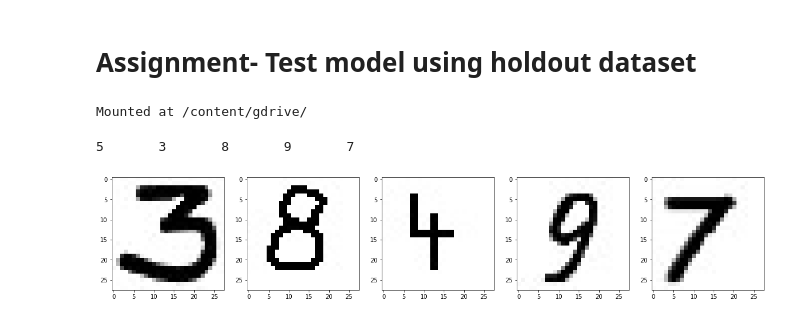
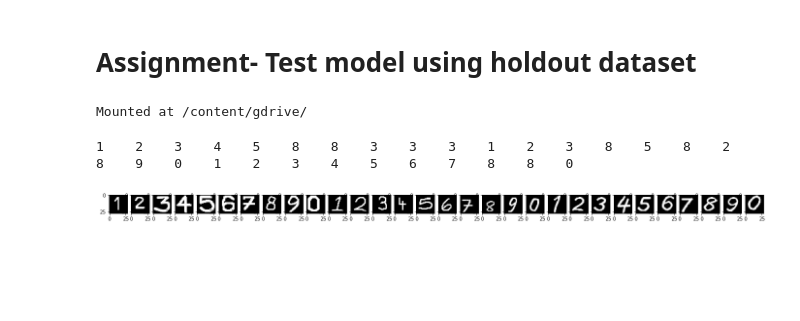
Before and after one commit to CWanjohi/SimpleImageClassifier, a Jupyter notebook: DIP_Coursework.ipynb, the cells around one changed output. Saved outputs shown, nothing was run; the diff lists cells and outputs as text; code cells hidden in the pictures; blank space fills up the shorter version.

```diff
--- a/DIP_Coursework.ipynb
+++ b/DIP_Coursework.ipynb
@@ -542,28 +519,29 @@ def load_my_image(filename):
 # %%
 from tensorflow.keras.preprocessing.image import ImageDataGenerator
 from tensorflow.keras.preprocessing import image
 from tensorflow.keras.models import load_model
 import matplotlib.pyplot as plt
 import numpy as np
 import cv2
 import os
 
 model = load_model('MNIST_Simple_CNN_10-Epoch.h5')
-filepath = "gdrive/My Drive/DIP_Dataset"
-csv_file = "gdrive/My Drive/DIP_Dataset.csv"
+filedir = "/content/gdrive/My Drive/DIP_Dataset"
+figure = plt.figure(figsize=(25,25))
+predicted_digit_classes = []
 
-figure = plt.figure(figsize=(20,20))
+for i in range(1,31):
+    figure.add_subplot(1,31,i+1)
+    img = image.load_img(filedir +"/" + str(i) + ".jpg") #loaded as image to plot
+    test_img = np.asarray(img)
+    test_img = cv2.cvtColor(test_img, cv2.COLOR_BGR2GRAY)
+    test_img = cv2.bitwise_not(test_img)
 
-for i in range(5):
-  figure.add_subplot(1,5,i+1)
-  random_index = np.random.randint(1, 30)
-  img = image.load_img(filepath +"/" + str(random_index) + ".jpg") #loaded as image to plot
-  test_img = load_my_image(filepath +"/" + str(random_index) + ".jpg") #loaded as array to feed as input to the model
+    plt.imshow(test_img,cmap ='gray')
+    predicted_digit = classifier.predict(test_img.reshape(1,28,28,1))
+    print(np.squeeze(np.argmax(predicted_digit,axis = 1),axis=0),end = '    ')
 
-  plt.imshow(img,cmap='inferno')
-  digit = model.predict_classes(test_img)
-  # print(np.squeeze(np.argmax(digit[0],axis=1),axis=0),end = '\t')
-  print(digit[0],end = '\t')
+    predicted_digit_classes.append(np.argmax(predicted_digit,axis = 1))
 # %% [output]
-5       3       8       9       7
+1    2    3    4    5    8    8    3    3    3    1    2    3    8    5    8    2    8    9    0    1    2    3    4    5    6    7    8    8    0
-[figure, old version]
+[figure, new version]
```
Also changed, not shown: parts of 39 cells of this notebook.
